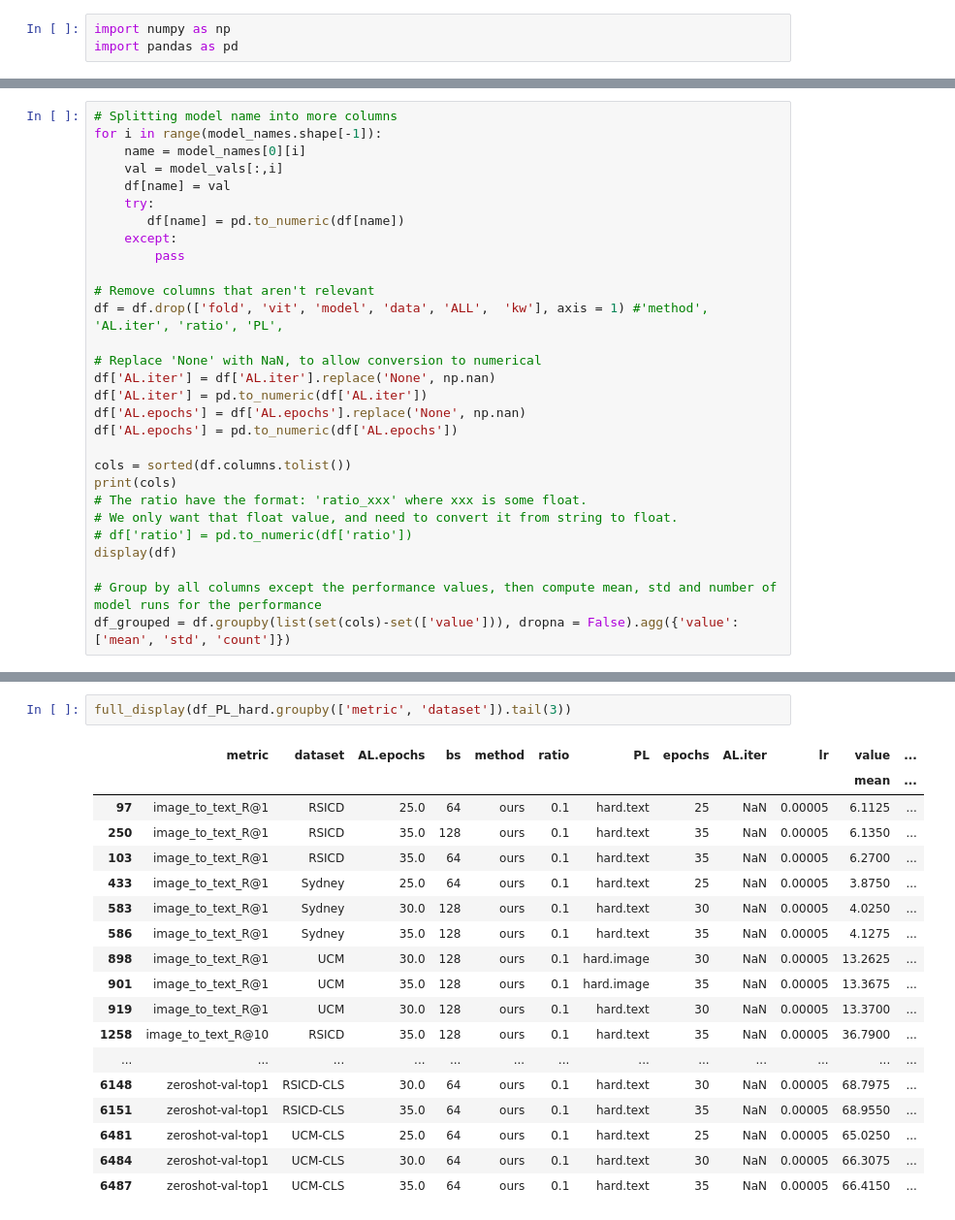
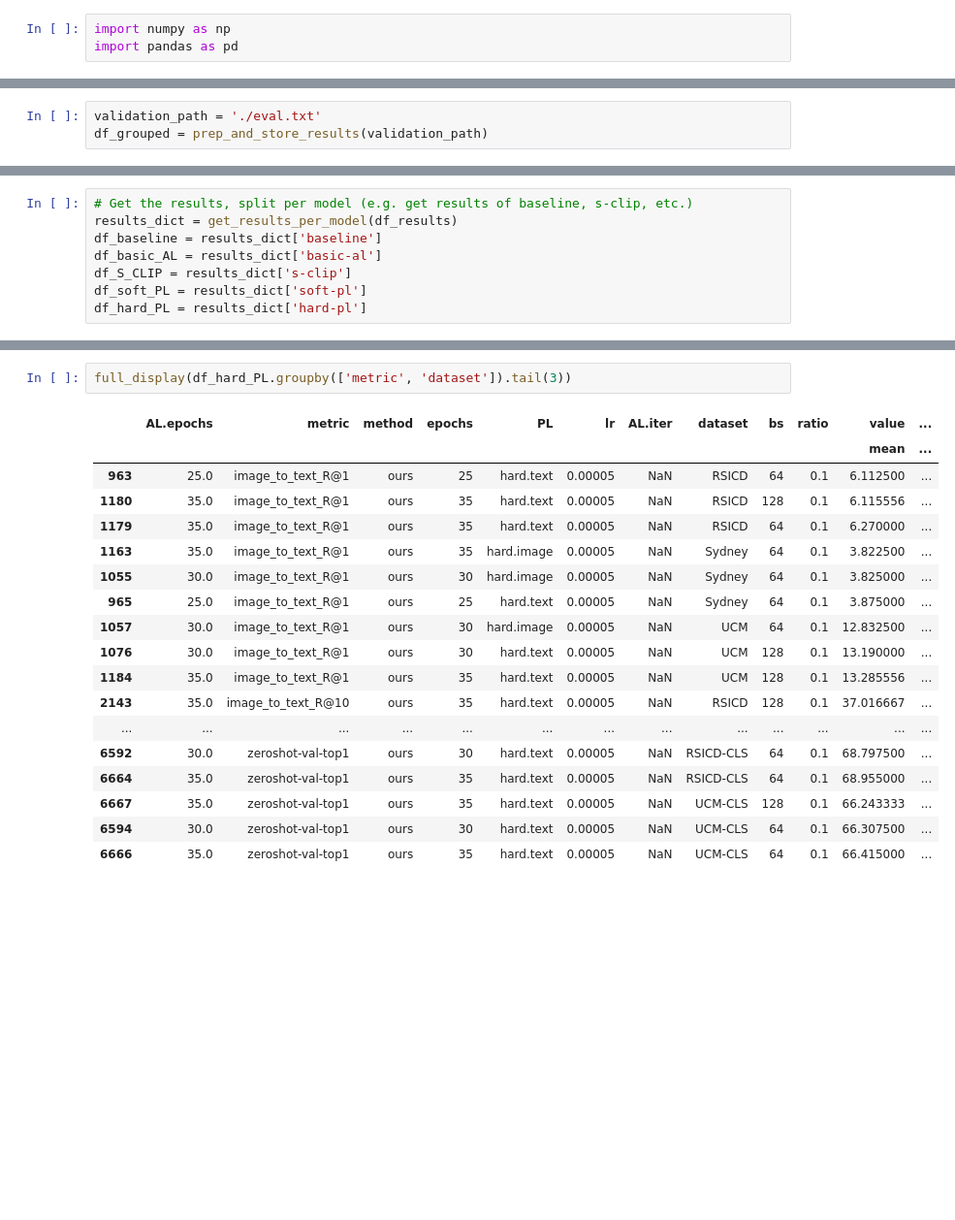
Before and after one commit to nataliehh/thesis2023-2024, a Jupyter notebook: results_analysis.ipynb, the cells around one changed output, grey strips where cells are left out. Shown at 97% size. Drawn from its saved outputs; the diff is of its cells as text; blank space fills up the shorter version.

```diff
--- a/results_analysis.ipynb
+++ b/results_analysis.ipynb
@@ -36,30 +85,4 @@ model_vals.shape, model_names.shape
 # %%
-# Splitting model name into more columns
-for i in range(model_names.shape[-1]):
-    name = model_names[0][i]
-    val = model_vals[:,i]
-    df[name] = val
-    try:
-       df[name] = pd.to_numeric(df[name])
-    except:
-        pass
-
-# Remove columns that aren't relevant
-df = df.drop(['fold', 'vit', 'model', 'data', 'ALL',  'kw'], axis = 1) #'method', 'AL.iter', 'ratio', 'PL',
-
-# Replace 'None' with NaN, to allow conversion to numerical
-df['AL.iter'] = df['AL.iter'].replace('None', np.nan)
-df['AL.iter'] = pd.to_numeric(df['AL.iter'])
-df['AL.epochs'] = df['AL.epochs'].replace('None', np.nan)
-df['AL.epochs'] = pd.to_numeric(df['AL.epochs'])
-
-cols = sorted(df.columns.tolist())
-print(cols)
-# The ratio have the format: 'ratio_xxx' where xxx is some float.
-# We only want that float value, and need to convert it from string to float.
-# df['ratio'] = pd.to_numeric(df['ratio'])
-display(df)
-
-# Group by all columns except the performance values, then compute mean, std and number of model runs for the performance
-df_grouped = df.groupby(list(set(cols)-set(['value'])), dropna = False).agg({'value':['mean', 'std', 'count']})
+validation_path = './eval.txt'
+df_grouped = prep_and_store_results(validation_path)
 # %% [output]
@@ -131,2 +139,10 @@ df_results.shape
+# %%
+# Get the results, split per model (e.g. get results of baseline, s-clip, etc.)
+results_dict = get_results_per_model(df_results)
+df_baseline = results_dict['baseline']
+df_basic_AL = results_dict['basic-al']
+df_S_CLIP = results_dict['s-clip']
+df_soft_PL = results_dict['soft-pl']
+df_hard_PL = results_dict['hard-pl']
 # %%
 # Results with basic active learning
@@ -225,21 +232,21 @@ full_display(df_PL_soft.groupby(['metric', 'dataset']).tail(3))
 # %%
-full_display(df_PL_hard.groupby(['metric', 'dataset']).tail(3))
+full_display(df_hard_PL.groupby(['metric', 'dataset']).tail(3))
 # %% [output]
-|  | metric | dataset | AL.epochs | bs | method | ratio | PL | epochs | AL.iter | lr | value | ... |
+|  | AL.epochs | metric | method | epochs | PL | lr | AL.iter | dataset | bs | ratio | value | ... |
 |  |  |  |  |  |  |  |  |  |  |  | mean | ... |
-| 97 | image_to_text_R@1 | RSICD | 25.0 | 64 | ours | 0.1 | hard.text | 25 | NaN | 0.00005 | 6.1125 | ... |
-| 250 | image_to_text_R@1 | RSICD | 35.0 | 128 | ours | 0.1 | hard.text | 35 | NaN | 0.00005 | 6.1350 | ... |
-| 103 | image_to_text_R@1 | RSICD | 35.0 | 64 | ours | 0.1 | hard.text | 35 | NaN | 0.00005 | 6.2700 | ... |
-| 433 | image_to_text_R@1 | Sydney | 25.0 | 64 | ours | 0.1 | hard.text | 25 | NaN | 0.00005 | 3.8750 | ... |
-| 583 | image_to_text_R@1 | Sydney | 30.0 | 128 | ours | 0.1 | hard.text | 30 | NaN | 0.00005 | 4.0250 | ... |
-| 586 | image_to_text_R@1 | Sydney | 35.0 | 128 | ours | 0.1 | hard.text | 35 | NaN | 0.00005 | 4.1275 | ... |
-| 898 | image_to_text_R@1 | UCM | 30.0 | 128 | ours | 0.1 | hard.image | 30 | NaN | 0.00005 | 13.2625 | ... |
-| 901 | image_to_text_R@1 | UCM | 35.0 | 128 | ours | 0.1 | hard.image | 35 | NaN | 0.00005 | 13.3675 | ... |
-| 919 | image_to_text_R@1 | UCM | 30.0 | 128 | ours | 0.1 | hard.text | 30 | NaN | 0.00005 | 13.3700 | ... |
-| 1258 | image_to_text_R@10 | RSICD | 35.0 | 128 | ours | 0.1 | hard.text | 35 | NaN | 0.00005 | 36.7900 | ... |
+| 963 | 25.0 | image_to_text_R@1 | ours | 25 | hard.text | 0.00005 | NaN | RSICD | 64 | 0.1 | 6.112500 | ... |
+| 1180 | 35.0 | image_to_text_R@1 | ours | 35 | hard.text | 0.00005 | NaN | RSICD | 128 | 0.1 | 6.115556 | ... |
+| 1179 | 35.0 | image_to_text_R@1 | ours | 35 | hard.text | 0.00005 | NaN | RSICD | 64 | 0.1 | 6.270000 | ... |
+| 1163 | 35.0 | image_to_text_R@1 | ours | 35 | hard.image | 0.00005 | NaN | Sydney | 64 | 0.1 | 3.822500 | ... |
+| 1055 | 30.0 | image_to_text_R@1 | ours | 30 | hard.image | 0.00005 | NaN | Sydney | 64 | 0.1 | 3.825000 | ... |
+| 965 | 25.0 | image_to_text_R@1 | ours | 25 | hard.text | 0.00005 | NaN | Sydney | 64 | 0.1 | 3.875000 | ... |
+| 1057 | 30.0 | image_to_text_R@1 | ours | 30 | hard.image | 0.00005 | NaN | UCM | 64 | 0.1 | 12.832500 | ... |
+| 1076 | 30.0 | image_to_text_R@1 | ours | 30 | hard.text | 0.00005 | NaN | UCM | 128 | 0.1 | 13.190000 | ... |
+| 1184 | 35.0 | image_to_text_R@1 | ours | 35 | hard.text | 0.00005 | NaN | UCM | 128 | 0.1 | 13.285556 | ... |
+| 2143 | 35.0 | image_to_text_R@10 | ours | 35 | hard.text | 0.00005 | NaN | RSICD | 128 | 0.1 | 37.016667 | ... |
 | ... | ... | ... | ... | ... | ... | ... | ... | ... | ... | ... | ... | ... |
-| 6148 | zeroshot-val-top1 | RSICD-CLS | 30.0 | 64 | ours | 0.1 | hard.text | 30 | NaN | 0.00005 | 68.7975 | ... |
-| 6151 | zeroshot-val-top1 | RSICD-CLS | 35.0 | 64 | ours | 0.1 | hard.text | 35 | NaN | 0.00005 | 68.9550 | ... |
-| 6481 | zeroshot-val-top1 | UCM-CLS | 25.0 | 64 | ours | 0.1 | hard.text | 25 | NaN | 0.00005 | 65.0250 | ... |
-| 6484 | zeroshot-val-top1 | UCM-CLS | 30.0 | 64 | ours | 0.1 | hard.text | 30 | NaN | 0.00005 | 66.3075 | ... |
-| 6487 | zeroshot-val-top1 | UCM-CLS | 35.0 | 64 | ours | 0.1 | hard.text | 35 | NaN | 0.00005 | 66.4150 | ... |
+| 6592 | 30.0 | zeroshot-val-top1 | ours | 30 | hard.text | 0.00005 | NaN | RSICD-CLS | 64 | 0.1 | 68.797500 | ... |
+| 6664 | 35.0 | zeroshot-val-top1 | ours | 35 | hard.text | 0.00005 | NaN | RSICD-CLS | 64 | 0.1 | 68.955000 | ... |
+| 6667 | 35.0 | zeroshot-val-top1 | ours | 35 | hard.text | 0.00005 | NaN | UCM-CLS | 128 | 0.1 | 66.243333 | ... |
+| 6594 | 30.0 | zeroshot-val-top1 | ours | 30 | hard.text | 0.00005 | NaN | UCM-CLS | 64 | 0.1 | 66.307500 | ... |
+| 6666 | 35.0 | zeroshot-val-top1 | ours | 35 | hard.text | 0.00005 | NaN | UCM-CLS | 64 | 0.1 | 66.415000 | ... |
```
Also changed, not shown: parts of 22 cells of this notebook, 11 other files.
